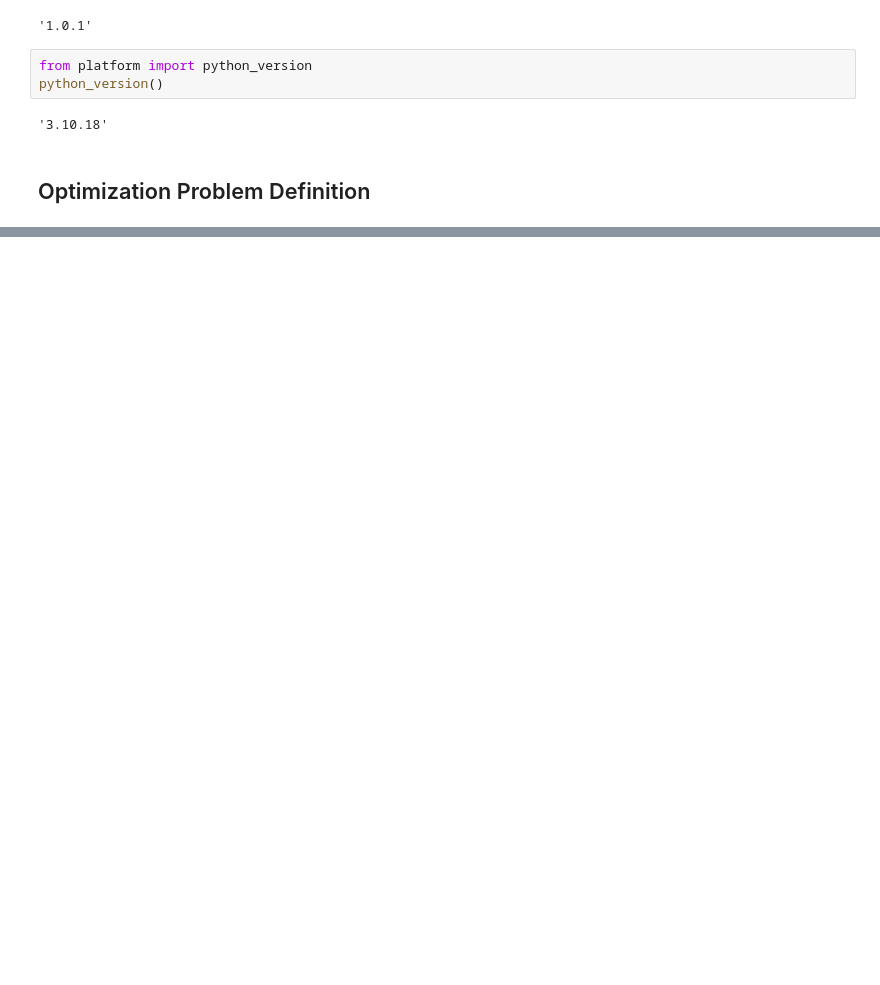
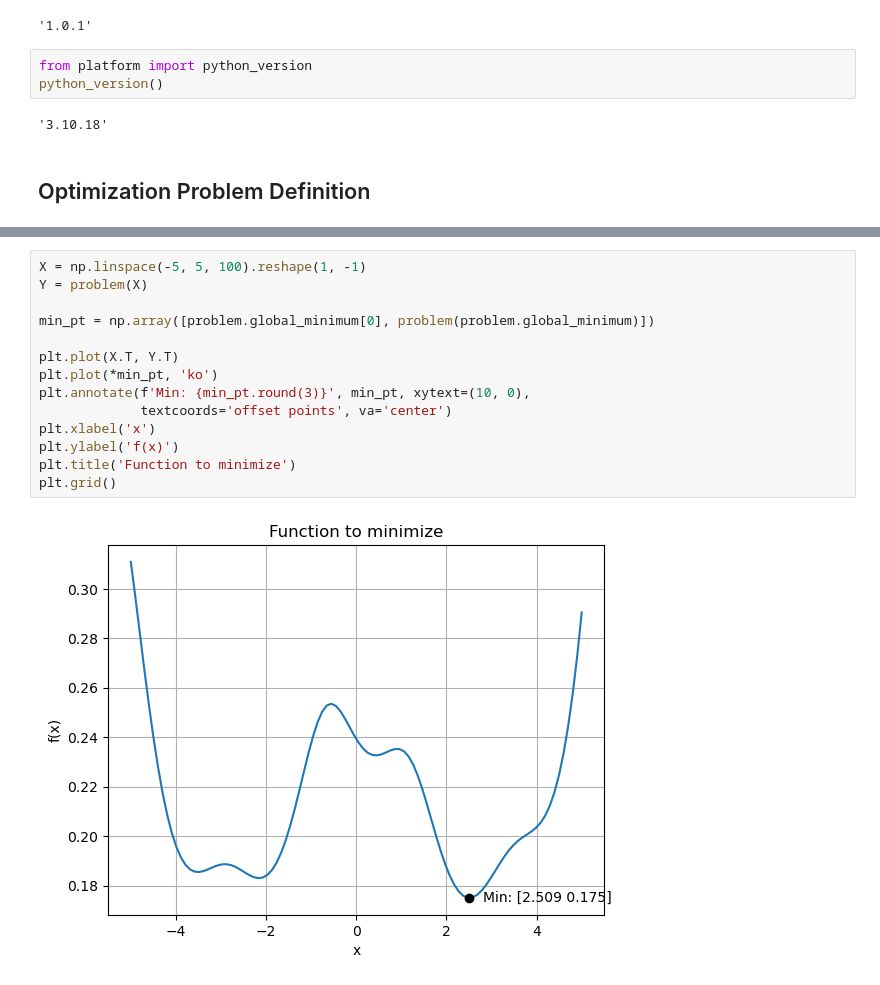
Before and after one commit to billtubbs/bayes-opt-examples, a Jupyter notebook: Compare-Optimizers.ipynb, the cells around one changed output, grey strips where cells are left out. Saved outputs shown, nothing was run; the diff lists cells and outputs as text; blank space fills up the shorter version.

```diff
--- a/Compare-Optimizers.ipynb
+++ b/Compare-Optimizers.ipynb
@@ -115,0 +123,16 @@ assert np.array_equal(problem.global_minimum, sol.x)
+# %%
+X = np.linspace(-5, 5, 100).reshape(1, -1)
+Y = problem(X)
+
+min_pt = np.array([problem.global_minimum[0], problem(problem.global_minimum)])
+
+plt.plot(X.T, Y.T)
+plt.plot(*min_pt, 'ko')
+plt.annotate(f'Min: {min_pt.round(3)}', min_pt, xytext=(10, 0),
+             textcoords='offset points', va='center')
+plt.xlabel('x')
+plt.ylabel('f(x)')
+plt.title('Function to minimize')
+plt.grid()
+# %% [output]
+[figure, added]
```
Also changed, not shown: parts of 24 cells of this notebook.
